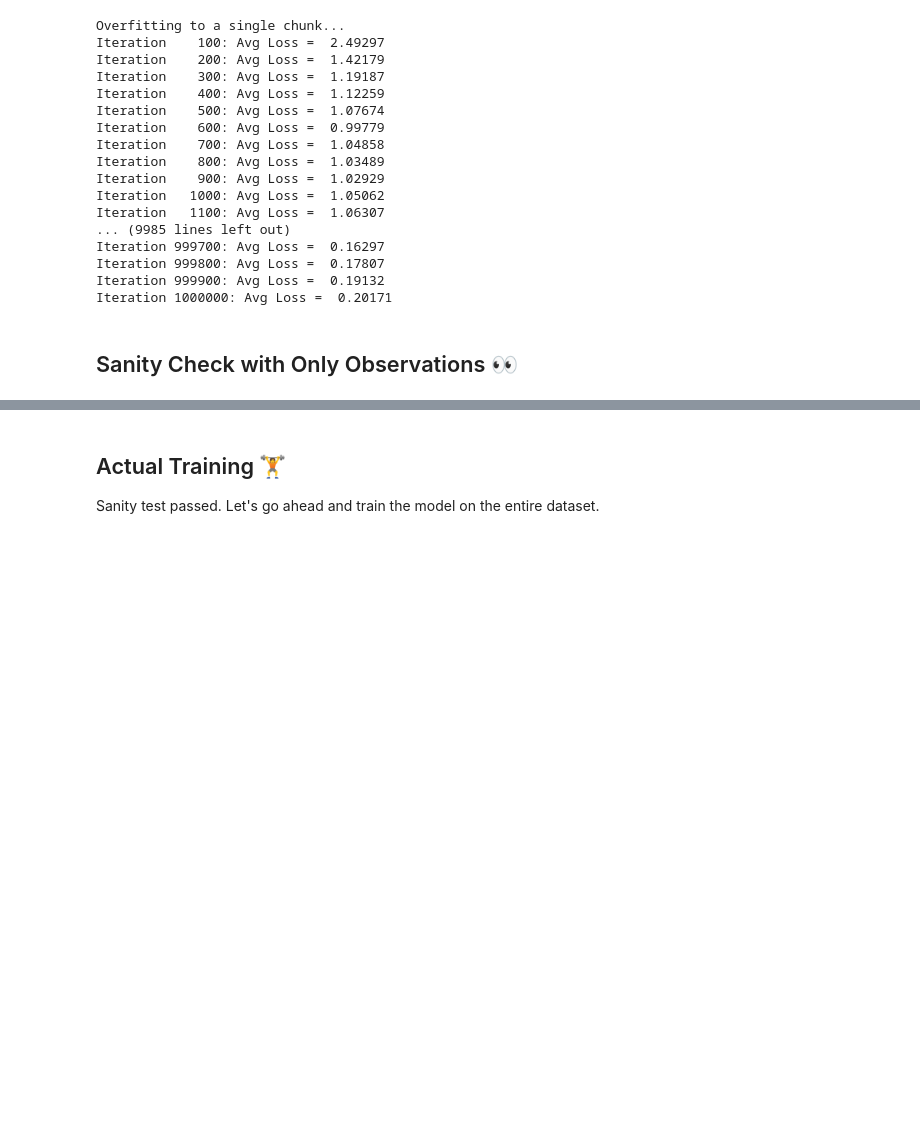
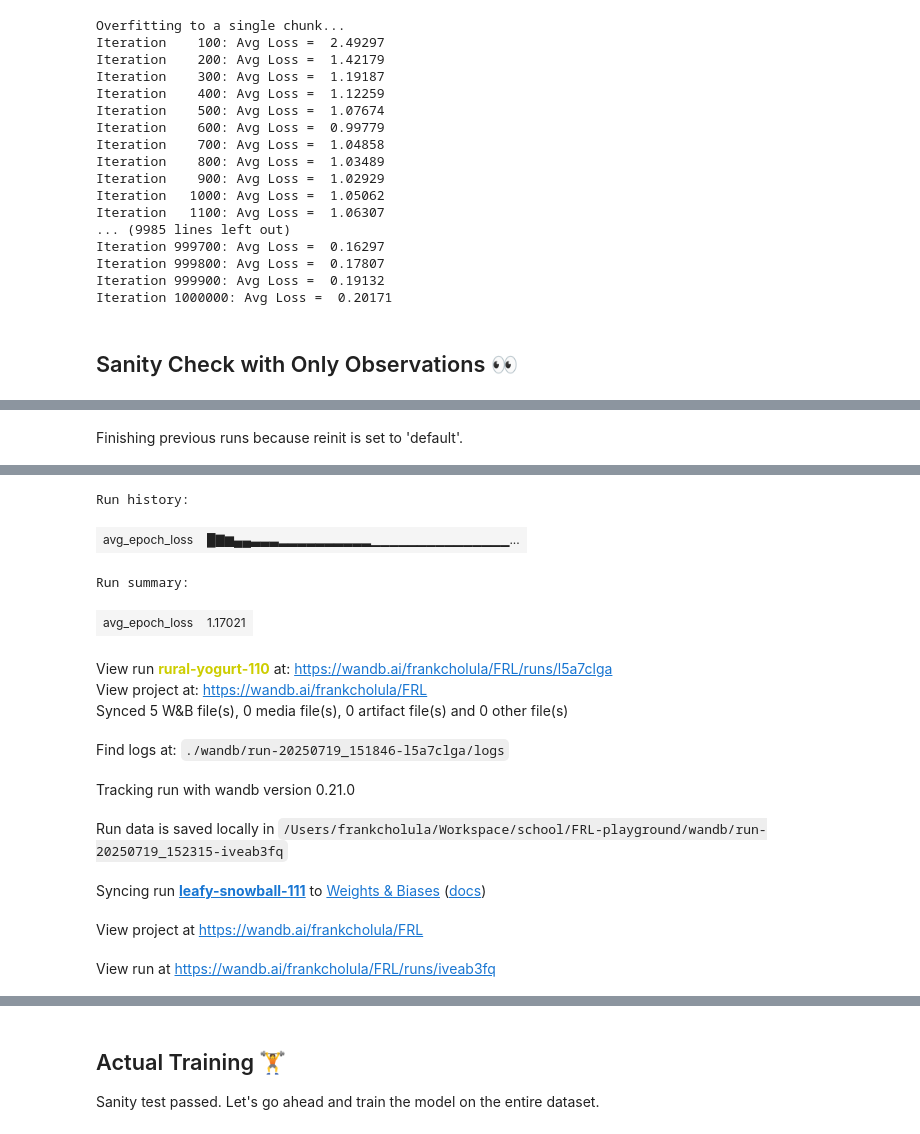
Before and after one commit to frankcholula/FRL-playground, a Jupyter notebook: src/notebooks/fm_bc.ipynb, the cells around one changed output, grey strips where cells are left out. Drawn from its saved outputs; the diff is of its cells as text; code cells hidden in the pictures; blank space fills up the shorter version.

```diff
--- a/src/notebooks/fm_bc.ipynb
+++ b/src/notebooks/fm_bc.ipynb
@@ -479,0 +557,67 @@ Statistics calculation complete.
+# %%
+# Setup parameters
+device = "cuda" if torch.cuda.is_available() else "cpu"
+horizon = 100
+input_dim = horizon * 2  # just the x and y dimensions
+hidden_dim = 256
+obs_dim = 2
+action_dim = 0
+
+# model parameters
+transition_dim = obs_dim + action_dim
+
+# training paraeters
+lr = 1e-4
+num_epochs = 100
+print_every = 10
+config = {
+    "horizon": horizon,
+    "obs_dim": 2,
+    "action_dim": 0,
+    "input_dim": input_dim,
+    "hidden_dim": hidden_dim,
+    "lr": lr,
+    "num_epochs": num_epochs
+}
+
+# Initialize model and optimizer
+logger = WandBLogger(config=config)
+vf = MLP(input_dim=input_dim, time_dim=1, hidden_dim=hidden_dim).to(device)
+vf = TemporalCNN(horizon=horizon, transition_dim=transition_dim, hidden_dim=hidden_dim).to(device)
+
+path = AffineProbPath(scheduler=CondOTScheduler())
+optim = torch.optim.Adam(vf.parameters(), lr=lr)
+
+print("\nStarting X,Y-only sanity check training...")
+for epoch in range(num_epochs):
+    total_epoch_loss = 0.0
+    total_chunks = 0
+    start_time = time.time()
+
+    for batch in dataloader:
+        optim.zero_grad()
+
+        x_1 = create_xy_chunks(batch, horizon, dataset_stats)
+        if x_1 is None: continue
+        x_1 = x_1.to(device)
+        x_0 = torch.randn_like(x_1).to(device)
+        t = torch.rand(x_1.shape[0]).to(device)
+
+        path_sample = path.sample(t=t, x_0=x_0, x_1=x_1)
+        predicted_velocity = vf(path_sample.x_t, path_sample.t)
+        loss = torch.pow(predicted_velocity - path_sample.dx_t, 2).mean()
+
+        loss.backward()
+        optim.step()
+        total_epoch_loss += loss.item()
+        total_chunks += 1
+
+    avg_epoch_loss = total_epoch_loss / total_chunks if total_chunks > 0 else 0
+    logger.log({"avg_epoch_loss": avg_epoch_loss})
+    if (epoch + 1) % print_every == 0:
+        elapsed = time.time() - start_time
+        print(f"| Epoch {epoch+1:6d} | {elapsed:.2f} s/epoch | Loss {avg_epoch_loss:8.5f} ")
+        start_time = time.time()
+print("X,Y-only sanity check training complete.")
+# %% [output]
+Finishing previous runs because reinit is set to 'default'.
@@ -479,0 +625,13 @@ Statistics calculation complete.
+Run history:
+| avg_epoch_loss | █▇▆▄▄▃▃▃▂▂▂▂▂▂▂▂▂▂▁▁▁▁▁▁▁▁▁▁▁▁▁▁▁... |
+Run summary:
+| avg_epoch_loss | 1.17021 |
+View run rural-yogurt-110 at: https://wandb.ai/frankcholula/FRL/runs/l5a7clga
+View project at: https://wandb.ai/frankcholula/FRL
+Synced 5 W&B file(s), 0 media file(s), 0 artifact file(s) and 0 other file(s)
+Find logs at: ./wandb/run-20250719_151846-l5a7clga/logs
+Tracking run with wandb version 0.21.0
+Run data is saved locally in /Users/frankcholula/Workspace/school/FRL-playground/wandb/run-20250719_152315-iveab3fq
+Syncing run leafy-snowball-111 to Weights & Biases (docs)
+View project at https://wandb.ai/frankcholula/FRL
+View run at https://wandb.ai/frankcholula/FRL/runs/iveab3fq
```
Also changed, not shown: parts of 14 cells of this notebook.
